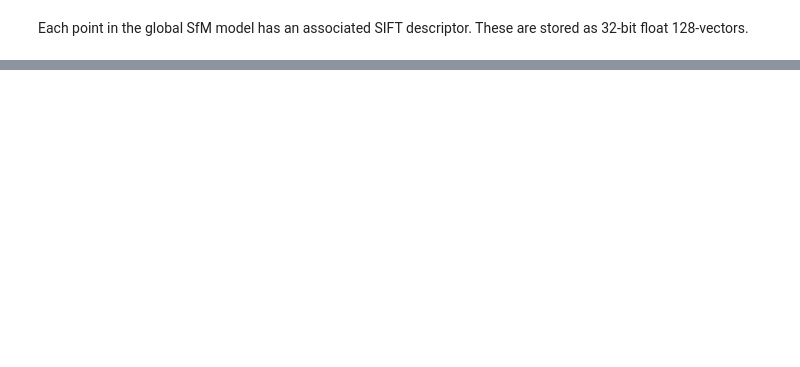
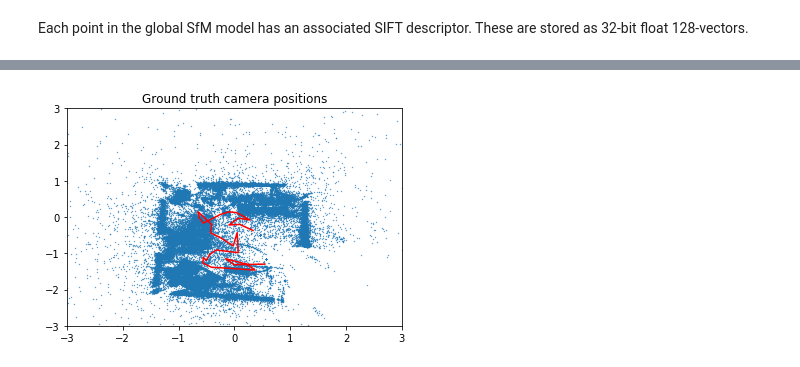
Before and after one commit to jonathanventura/sfm-alignment-dataset, a Jupyter notebook: Demo.ipynb, the cells around one changed output, grey strips where cells are left out. Cells and saved outputs as stored; diff of their text form; code cells hidden in the pictures; blank space fills up the shorter version.

```diff
--- a/Demo.ipynb
+++ b/Demo.ipynb
@@ -33,0 +97,2 @@ descriptors = descriptors.reshape([-1,128])
+# %%
+frames = load_frames('office3')
@@ -33,0 +101,11 @@ descriptors = descriptors.reshape([-1,128])
+# %%
+gt_c = np.stack([frame.gt_c for frame in frames])
+# %%
+plt.scatter(points[:,0],points[:,1],s=0.1)
+plt.xlim([-3,3])
+plt.ylim([-3,3])
+plt.plot(gt_c[:,0],gt_c[:,1],'r-')
+plt.title('Ground truth camera positions')
+plt.show()
+# %% [output]
+[figure, added]
```
Also changed, not shown: parts of 15 cells of this notebook.
